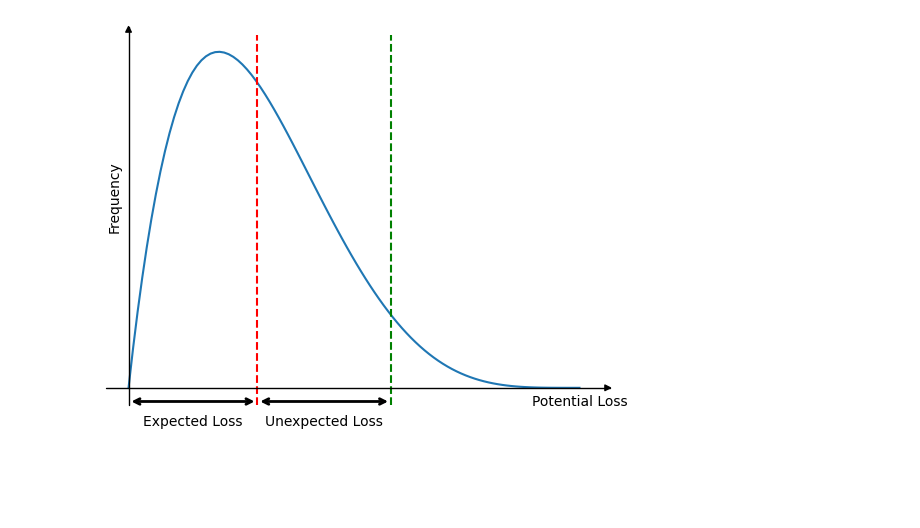
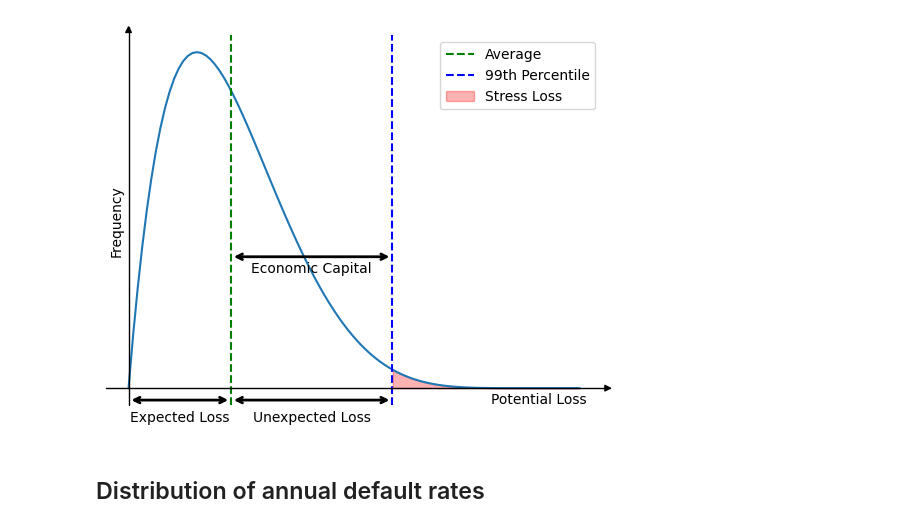
Before and after one commit to PeterKiss18/VasicekPDModel, a Jupyter notebook: loss_plot.ipynb, the cells around one changed output. Cells and saved outputs as stored; diff of their text form; code cells hidden in the pictures; blank space fills up the shorter version.

Commit message:
Change loss plot and add annual default rate plot.

```diff
--- a/loss_plot.ipynb
+++ b/loss_plot.ipynb
@@ -6,8 +6,8 @@ from mpl_toolkits.axisartist.axislines import SubplotZero
 
 # Parameters
 alpha = 2
-beta_param = 5
-x = np.linspace(0, 1, 100)
+beta_param = 6
+x = np.linspace(0, 1.1, 100)
 
 # Beta distribution
 y = beta.pdf(x, alpha, beta_param)
@@ -15,6 +15,7 @@ y = beta.pdf(x, alpha, beta_param)
 # Mean and 95th percentile
 mean_value = beta.mean(alpha, beta_param)
 percentile_95 = beta.ppf(0.95, alpha, beta_param)
+percentile_99 = beta.ppf(0.99, alpha, beta_param)
 
 fig = plt.figure()
 ax = SubplotZero(fig, 111)
@@ -25,42 +26,54 @@ for direction in ["xzero", "yzero"]:
     ax.axis[direction].set_axisline_style("-|>")
 
     # adds X and Y-axis from the origin
     ax.axis[direction].set_visible(True)
 
 for direction in ["left", "right", "bottom", "top"]:
     # hides borders
     ax.axis[direction].set_visible(False)
 
-ax.plot(x, y, label=r'$\mathrm{Beta}(2, 8)$')
-ax.axvline(x=mean_value, color='r', linestyle='--', label='Average')
-ax.axvline(x=percentile_95, color='g', linestyle='--', label='95th Percentile')
+ax.plot(x, y) #, label=r'$\mathrm{Beta}(2, 5)$')
+ax.axvline(x=mean_value, color='g', linestyle='--', label='Average')
+#ax.axvline(x=percentile_95, color='g', linestyle='--', label='95th Percentile')
+ax.axvline(x=percentile_99, color='b', linestyle='--', label='99th Percentile')
+
+# Fill stress loss area
+ax.fill_between(x, 0, y, where=(x > percentile_99), color='red', alpha=0.3, label='Stress Loss')
 
 # Brace between 0 and average
 ax.annotate('', xy=(0, -0.1), xytext=(mean_value, -0.1),
              arrowprops=dict(arrowstyle='<->', lw=2))
 
 # Brace between average and 95th percentile
-ax.annotate('', xy=(mean_value, -0.1), xytext=(percentile_95, -0.1),
+ax.annotate('', xy=(mean_value, -0.1), xytext=(percentile_99, -0.1),
+             arrowprops=dict(arrowstyle='<->', lw=2))
+
+# Brace between average and 95th percentile
+ax.annotate('', xy=(mean_value, +1.1), xytext=(percentile_99, +1.1),
              arrowprops=dict(arrowstyle='<->', lw=2))
 
 # Annotation for the Expected Loss
 ax.text(mean_value / 2, -0.25, 'Expected Loss', ha='center', va='center')
-ax.text((mean_value + percentile_95) / 2, -0.25, 'Unexpected Loss', ha='center', va='center')
+ax.text((mean_value + percentile_99) / 2, -0.25, 'Unexpected Loss', ha='center', va='center')
+ax.text((mean_value + percentile_99) / 2, +1.00, 'Economic Capital', ha='center', va='center')
 
 # Axis labels
 ax.text(1, -0.1, 'Potential Loss', ha='center', va='center')
 ax.text(-0.03, 1.4, 'Frequency', ha='center', va='center', rotation='vertical')
-
-# Line labels
-# ax.text(0.95, 0.95, 'Average', color='r', ha='right', va='center', transform=ax.transAxes)
-# ax.text(0.95, 0.9, '95th Percentile', color='g', ha='right', va='center', transform=ax.transAxes)
 
 # Hide ticks
 ax.set_xticks([])
 ax.set_yticks([])
 ax.tick_params(axis='both', which='both', length=0)
 
-# save the plot to plots folder in pdf format
-plt.savefig('plots\loss_distribution.pdf', format='pdf', bbox_inches='tight')
+# Show legend
+ax.legend(loc='upper right')
+
+# Save the plot to a PDF file
+plt.savefig('plots/loss_distribution_with_stress_loss.pdf', format='pdf', bbox_inches='tight')
+
+plt.show()
 # %% [output]
-[figure, old version]
+[figure, new version]
+# %% [markdown]
+## Distribution of annual default rates
```
Also changed, not shown: parts of 3 cells of this notebook, 3 other files.
